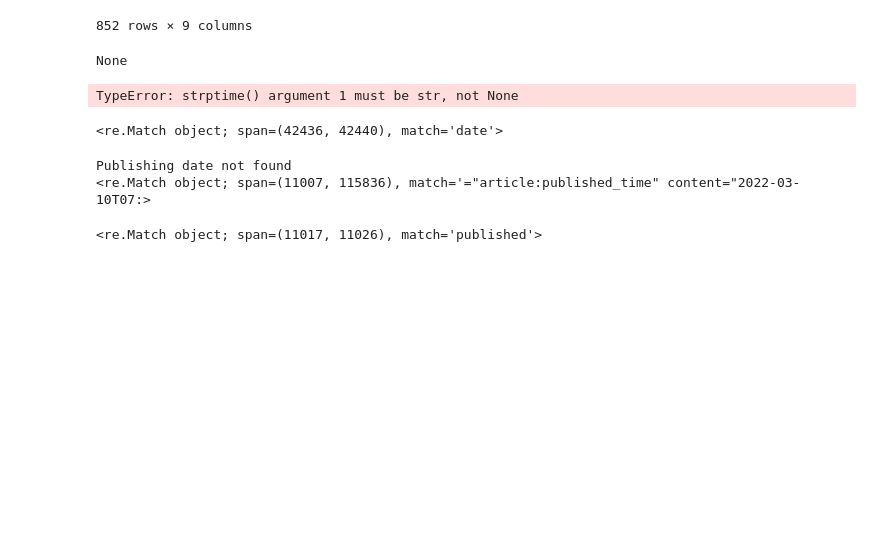
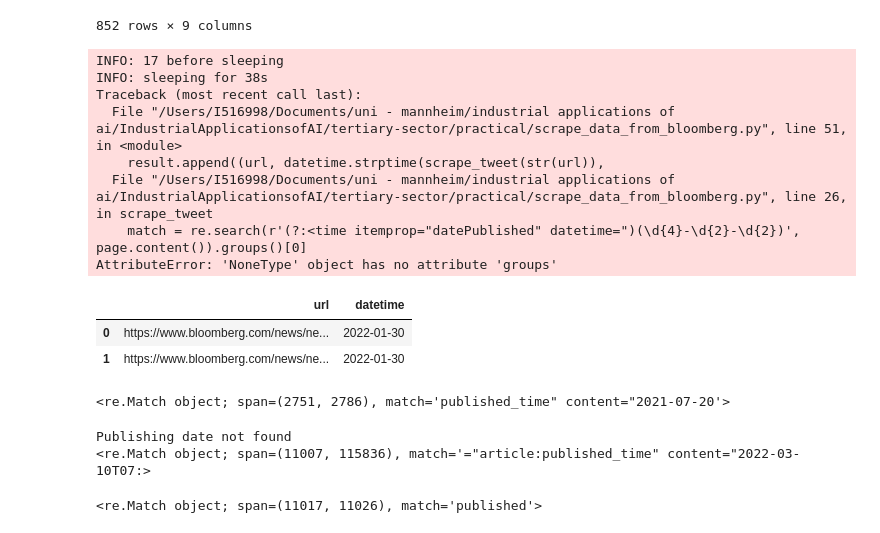
Before and after one commit to lkno0705/IndustrialApplicationsofAI, a Jupyter notebook: tertiary-sector/practical/Apple_leaks.ipynb, the cells around one changed output. Saved outputs shown, nothing was run; the diff lists cells and outputs as text; code cells hidden in the pictures; blank space fills up the shorter version.

```diff
--- a/tertiary-sector/practical/Apple_leaks.ipynb
+++ b/tertiary-sector/practical/Apple_leaks.ipynb
@@ -101,29 +86,57 @@ leaks_df
 "bloomberg": "<time itemprop="datePublished" datetime="2022-01-30T14:45:12.893Z" data-locale="en">30 January 2022 at 15:45 CET</time>"
 "9to5mac": "article:published_time" content="2021-04-05T23:"
 "macrumors": "<time datetime="2020-03-19T08:19:54-07:00">Thursday March 19, 2020 8:19 am PDT</time>"
-# %%
-from datetime import datetime
-import requests
-
-def extract_date_via_published_time(html:str) -> datetime:
-    match = re.search(r'(?:published_time" content=")(\d{4}-\d{2}-\d{2})', html).groups()[0]
-    return datetime.strptime(match, '%Y-%m-%d')
-
-def extract_date_via_time_datetime(html: str) -> datetime:
-    match = re.search(r'(?:datetime=")(\d{4}-\d{2}-\d{2})', html)
-    print(match)
-    return datetime.strptime(match, '%Y-%m-%d')
-
-# TODO: Fix time extraction
-
-extract_date_via_time_datetime(str(requests.get("https://twitter.com/DSCCRoss/status/1488215580834365441").content))
-# %% [output]
-None
-TypeError: strptime() argument 1 must be str, not None
-# %%
-re.search(r'date', str(requests.get("https://twitter.com/DSCCRoss/status/1488215580834365441").content))
-# %% [output]
-<re.Match object; span=(42436, 42440), match='date'>
+# %%
+import subprocess
+from typing import List, Tuple
+from datetime import datetime
+import requests
+
+def extract_dates_via_html():
+
+    rgxs = {
+        "appletrack.com": r'(?:published_time" content=")(\d{4}-\d{2}-\d{2})',
+        "9to5mac.com": r'(?:published_time" content=")(\d{4}-\d{2}-\d{2})',
+        "macrumors.com": r'(?:<time datetime=")(\d{4}-\d{2}-\d{2})',
+    }
+
+    links = leaks_df[["Leak Link", "domain"]][leaks_df["domain"] != "twitter"].drop_duplicates()
+    res: List[Tuple[str, datetime]] = []
+    for row in links.iterrows():
+        html = requests.get(row["Leak Link"]).content
+        match = re.search(rgxs[row["domain"]], html).groups()[0]
+        res.append((row["Leak Link"], datetime.strptime(match, '%Y-%m-%d')))
+    return pd.DataFrame(res, columns=["url", "datetime"])
+
+def extract_dates_twitter():
+    links: List = leaks_df["Leak Link"][leaks_df["domain"] == "twitter.com"].drop_duplicates().tolist()[:2]
+    subprocess.run(["python", "scrape_date_from_twitter.py"] + links)
+    twitter_dates = pd.read_csv("datasets/scraped_twitter_dates.csv")
+    return twitter_dates
+
+def extract_dates_bloomberg():
+    links: List = leaks_df["Leak Link"][leaks_df["domain"] == "bloomberg.com"].drop_duplicates().tolist()[:2]
+    subprocess.run(["python", "scrape_data_from_bloomberg.py"] + links)
+    bloomberg_dates = pd.read_csv("datasets/scraped_bloomberg_dates.csv")
+    return bloomberg_dates
+
+extract_dates_bloomberg()
+# %% [output]
+INFO: 17 before sleeping
+INFO: sleeping for 38s
+Traceback (most recent call last):
+  File "/Users/I516998/Documents/uni - mannheim/industrial applications of ai/IndustrialApplicationsofAI/tertiary-sector/practical/scrape_data_from_bloomberg.py", line 51, in <module>
+    result.append((url, datetime.strptime(scrape_tweet(str(url)),
+  File "/Users/I516998/Documents/uni - mannheim/industrial applications of ai/IndustrialApplicationsofAI/tertiary-sector/practical/scrape_data_from_bloomberg.py", line 26, in scrape_tweet
+    match = re.search(r'(?:<time itemprop="datePublished" datetime=")(\d{4}-\d{2}-\d{2})', page.content()).groups()[0]
+AttributeError: 'NoneType' object has no attribute 'groups'
+|  | url | datetime |
+| 0 | https://www.bloomberg.com/news/ne... | 2022-01-30 |
+| 1 | https://www.bloomberg.com/news/ne... | 2022-01-30 |
+# %%
+re.search(r'(?:published_time" content=")(\d{4}-\d{2}-\d{2})', str(requests.get("https://9to5mac.com/2021/07/20/new-ipad-mini-exclusive-a15-processor-usb-c/").content))
+# %% [output]
+<re.Match object; span=(2751, 2786), match='published_time" content="2021-07-20'>
 # %%
 import requests
 from bs4 import BeautifulSoup
```
Also changed, not shown: parts of 2 cells of this notebook, 2 other files.
